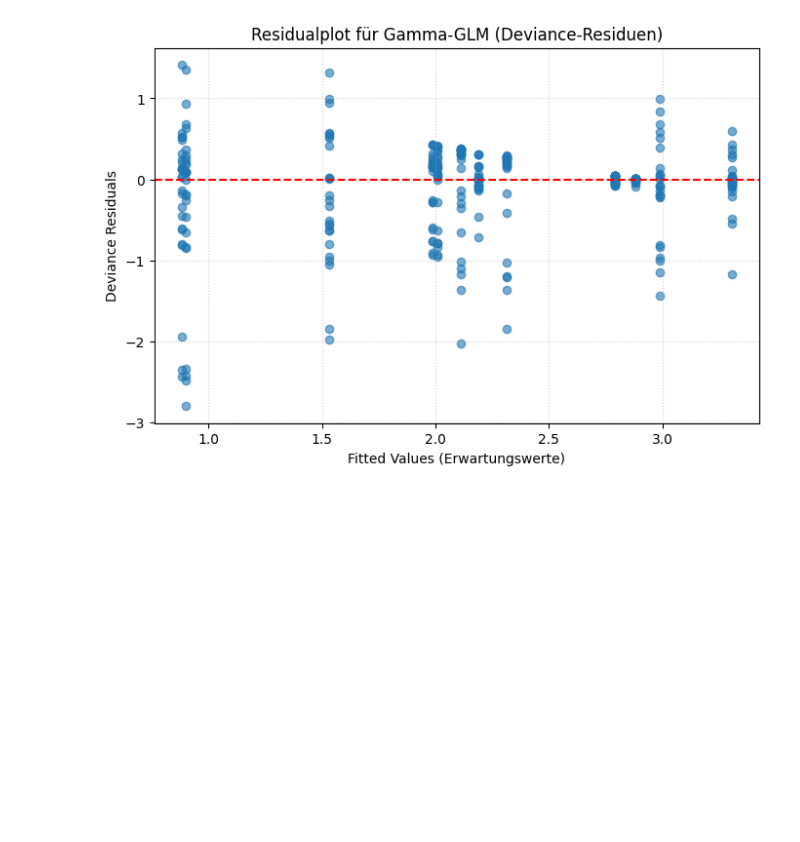
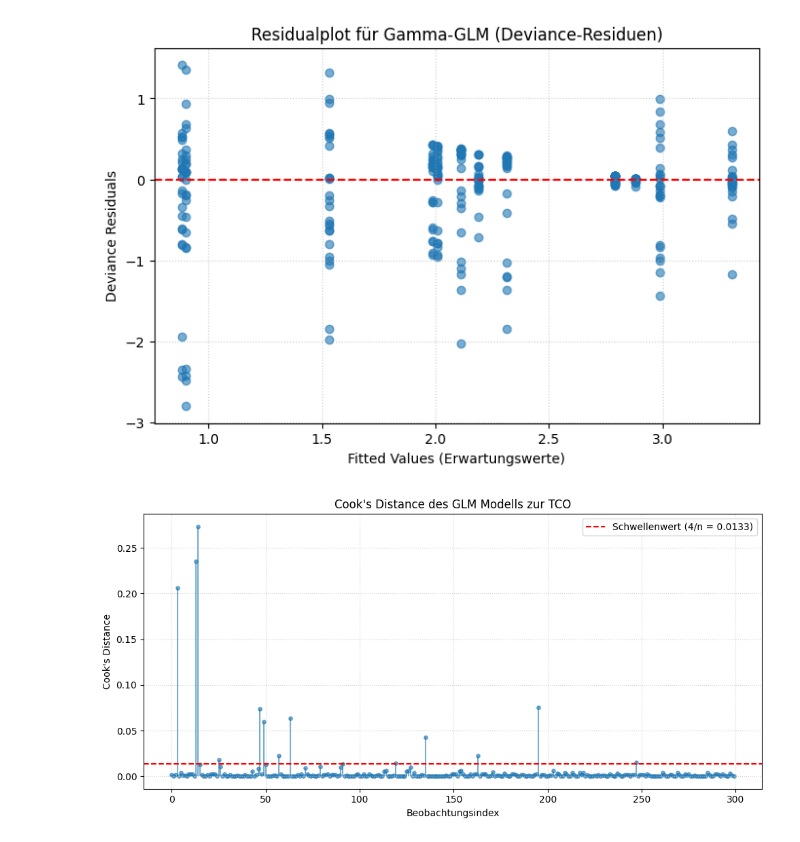
Before and after one commit to StefanEissler/doc-automation-architecture, a Jupyter notebook: notebooks/statistical_evaluation_A_internal.ipynb, the cells around one changed output. Cells and saved outputs as stored; diff of their text form; code cells hidden in the pictures; blank space fills up the shorter version.

```diff
--- a/notebooks/statistical_evaluation_A_internal.ipynb
+++ b/notebooks/statistical_evaluation_A_internal.ipynb
@@ -2126,3 +2171,31 @@ plt.grid(True, linestyle=":", alpha=0.6)
 plt.show()
 # %% [output]
 [figure]
+# %%
+n = len(cooks_d)
+threshold = 4 / n
+
+fig, ax = plt.subplots(figsize=(10, 5))
+
+ax.vlines(x=np.arange(n), ymin=0, ymax=cooks_d, color="C0", alpha=0.6)
+ax.scatter(np.arange(n), cooks_d, color="C0", s=15, alpha=0.6)
+
+ax.axhline(
+    y=threshold,
+    color="red",
+    linestyle="--",
+    label=f"Schwellenwert (4/n = {threshold:.4f})",
+)
+ax.set_xlabel("Beobachtungsindex")
+ax.set_ylabel("Cook's Distance")
+ax.set_title("Cook's Distance des GLM Modells zur TCO")
+ax.legend()
+
+# Grid hinzufügen
+ax.grid(True, linestyle=":", alpha=0.6)
+
+# Layout optimieren und anzeigen
+fig.tight_layout()
+plt.show()
+# %% [output]
+[figure, added]
```
Also changed, not shown: parts of 29 cells of this notebook, 8 other files.
